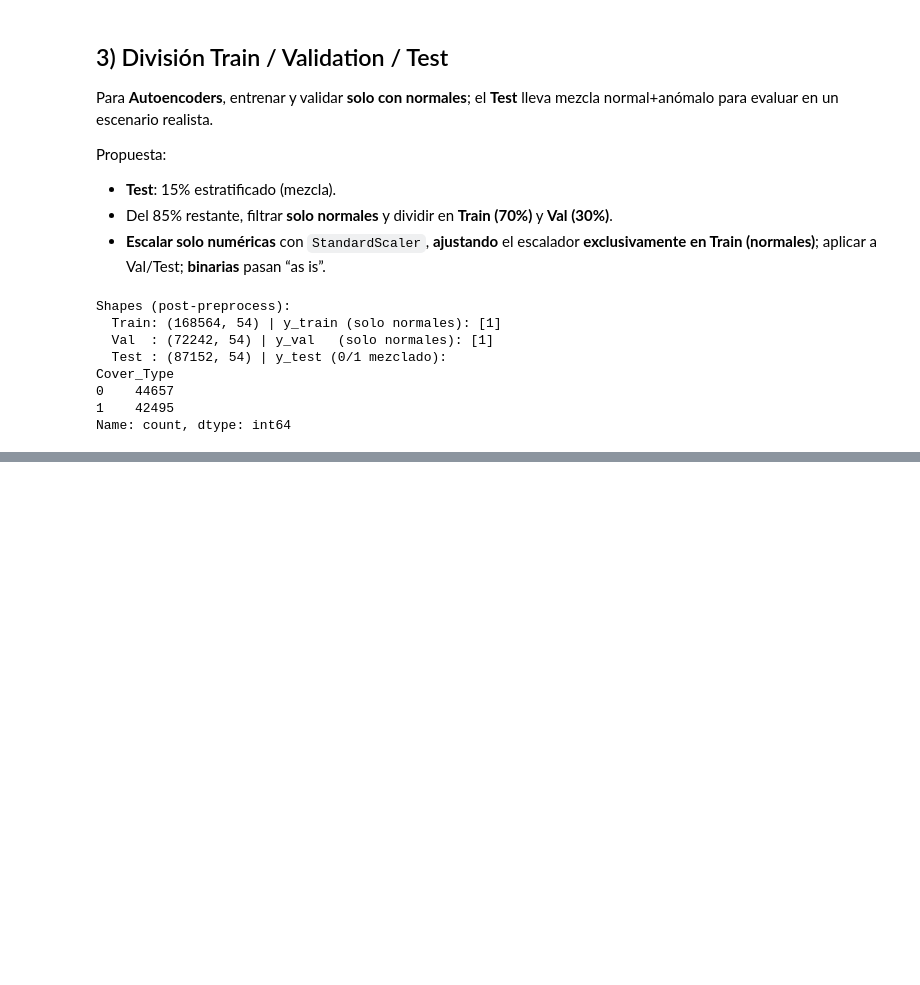
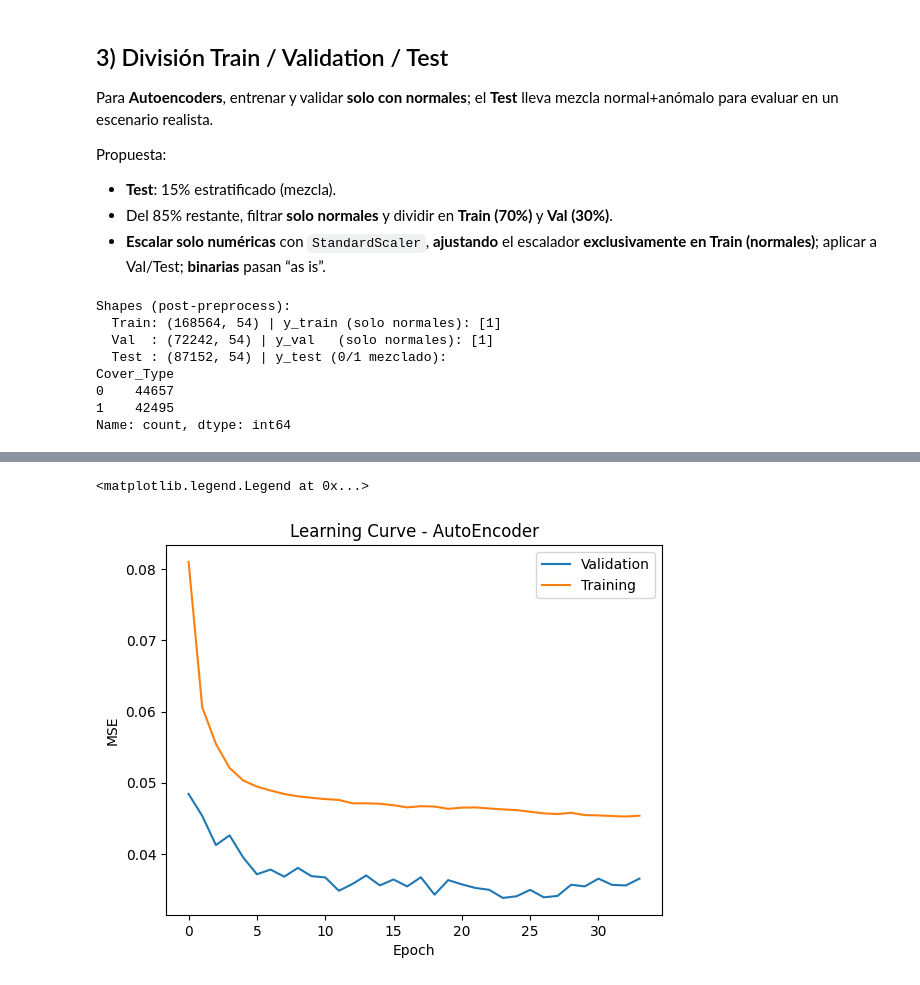
Before and after one commit to Sofiamishel2003/Laboratorio_8_DS, a Jupyter notebook: Laboratorio_8.ipynb, the cells around one changed output, grey strips where cells are left out. Saved outputs shown, nothing was run; the diff lists cells and outputs as text; code cells hidden in the pictures; blank space fills up the shorter version.

Commit message:
feat: autoencoder

```diff
--- a/Laboratorio_8.ipynb
+++ b/Laboratorio_8.ipynb
@@ -159,0 +192,13 @@ Name: count, dtype: int64
+# %%
+
+early_stop = callbacks.EarlyStopping(monitor='val_loss', patience=10, restore_best_weights=True)
+
+# Train autoencoder
+history = autoencoder.fit(
+    X_train_prep, X_train_prep,  # autoencoder input = output
+    epochs=60,
+    batch_size=32,
+    shuffle=True,
+    validation_data=(X_val_prep, X_val_prep),
+    callbacks=[early_stop]
+)
@@ -159,0 +229,12 @@ Name: count, dtype: int64
+# %%
+from matplotlib import pyplot as plt
+
+plt.title("Learning Curve - AutoEncoder")
+plt.plot(history.history["val_loss"], label="Validation")
+plt.plot(history.history["loss"], label="Training")
+plt.xlabel("Epoch")
+plt.ylabel("MSE")
+plt.legend()
+# %% [output]
+<matplotlib.legend.Legend at 0x...>
+[figure, added]
```
Also changed, not shown: parts of 6 cells of this notebook, 2 other files.
